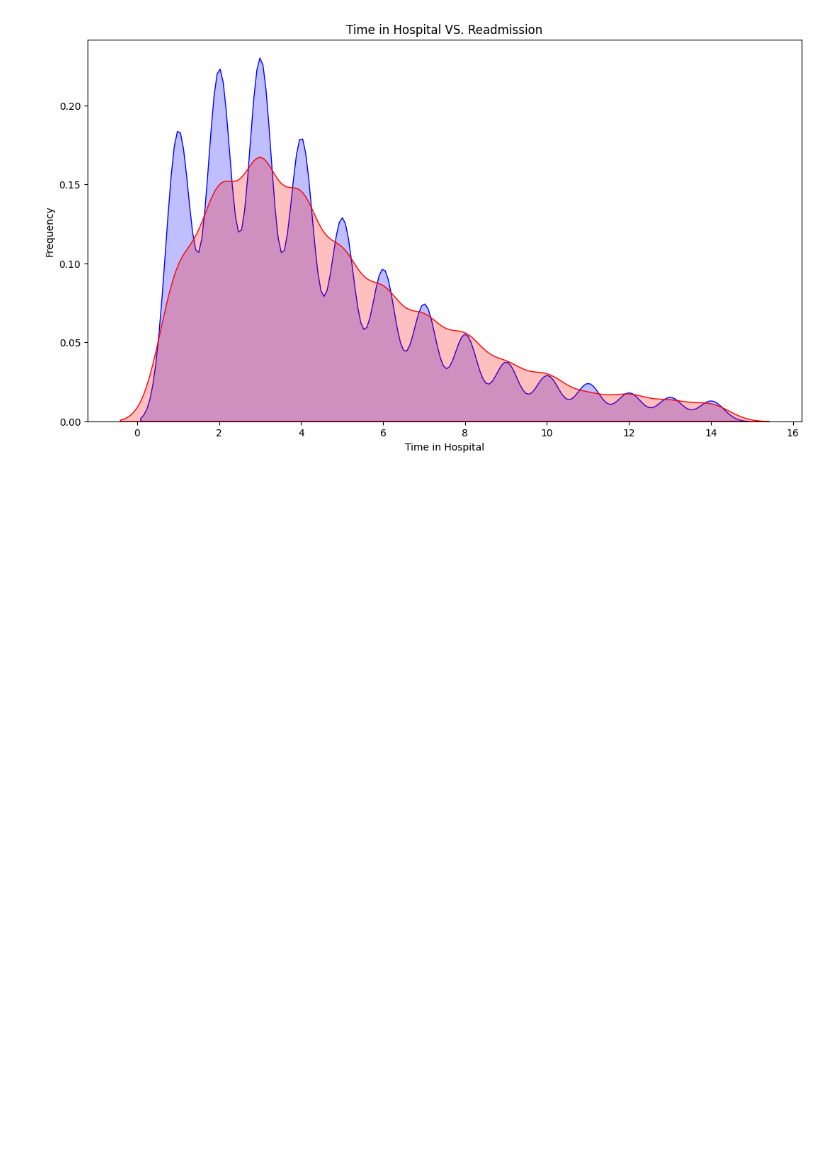
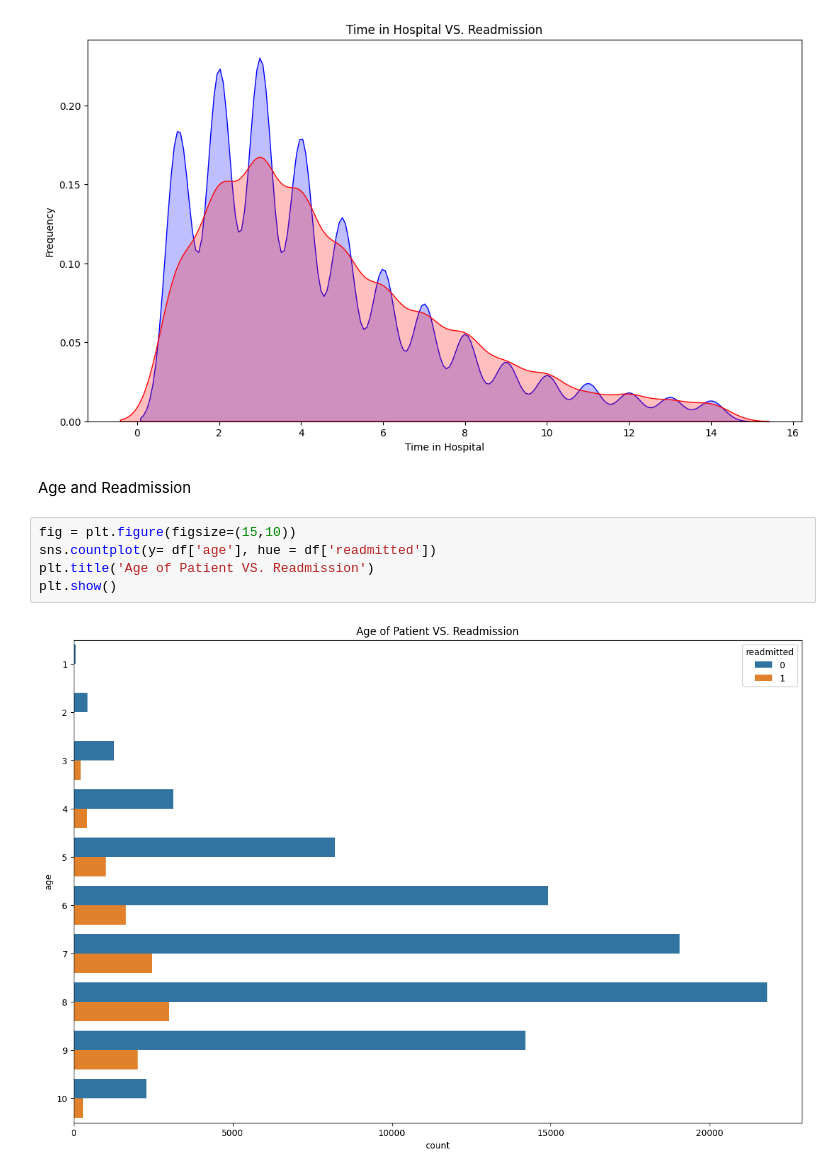
Before and after one commit to Jihyun-Eun/Python-ML-Bio, a Jupyter notebook: Predicting_Hospital_Readmission_with_Diabetes_Dataset.ipynb, the cells around one changed output. Drawn from its saved outputs; the diff is of its cells as text; blank space fills up the shorter version.

```diff
--- a/Predicting_Hospital_Readmission_with_Diabetes_Dataset.ipynb
+++ b/Predicting_Hospital_Readmission_with_Diabetes_Dataset.ipynb
@@ -658,3 +657,12 @@ This will become an error in seaborn v0.14.0; please update your code.
   ax=sns.kdeplot(df.loc[(df['readmitted'] == 1),'time_in_hospital'] , color='r',shade=True, label='Readmitted')
 Text(0.5, 1.0, 'Time in Hospital VS. Readmission')
 [figure]
+# %% [markdown]
+Age and Readmission
+# %%
+fig = plt.figure(figsize=(15,10))
+sns.countplot(y= df['age'], hue = df['readmitted'])
+plt.title('Age of Patient VS. Readmission')
+plt.show()
+# %% [output]
+[figure, added]
```
Also changed, not shown: parts of 19 cells of this notebook.
